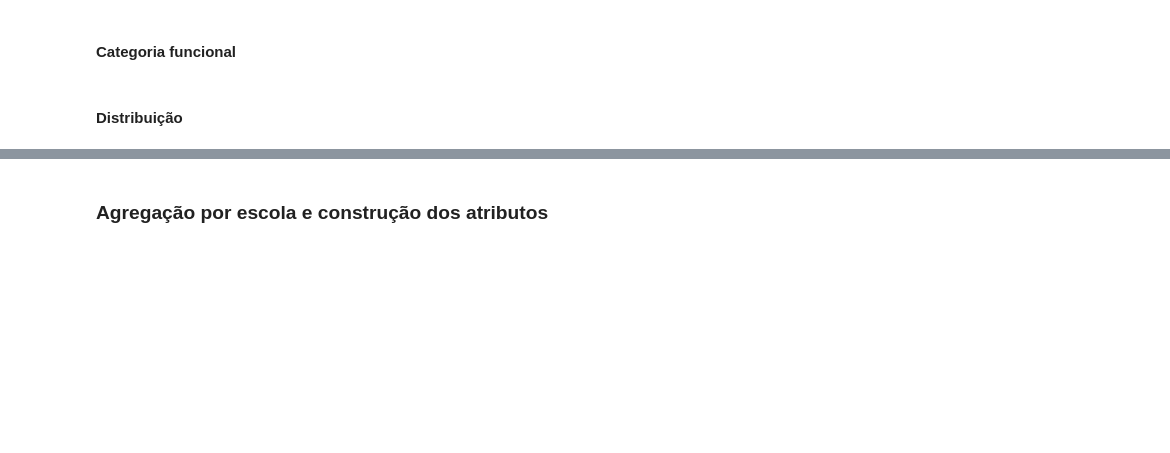
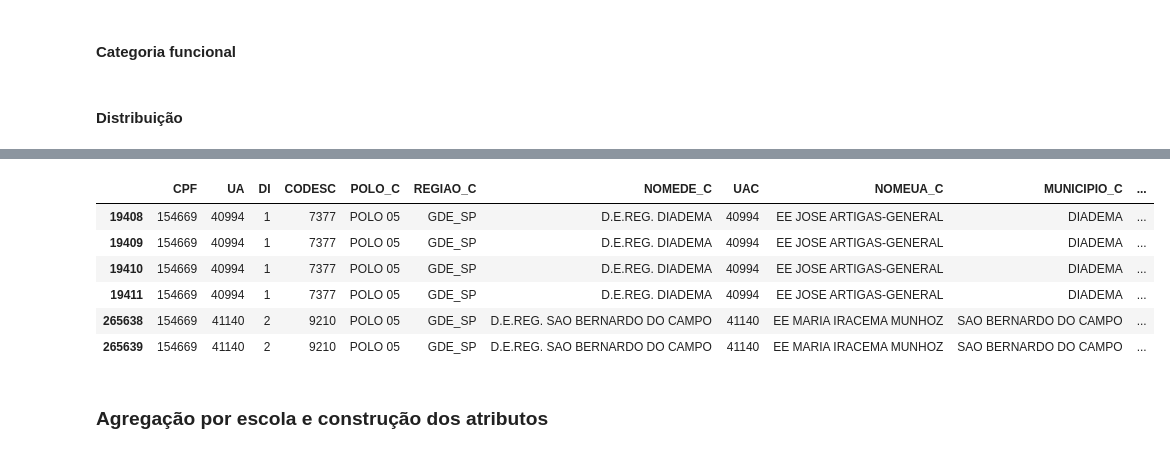
Before and after one commit to miltongneto/Education-SP-BR, a Jupyter notebook: notebooks/01-eda-carga_horaria.ipynb, the cells around one changed output, grey strips where cells are left out. Cells and saved outputs as stored; diff of their text form; code cells hidden in the pictures; blank space fills up the shorter version.

```diff
--- a/notebooks/01-eda-carga_horaria.ipynb
+++ b/notebooks/01-eda-carga_horaria.ipynb
@@ -156,3 +176,13 @@ Name: CATEG_C, dtype: float64
+# %%
+df_servidores_escola[df_servidores_escola['CPF'] == 154669]
+# %% [output]
+|  | CPF | UA | DI | CODESC | POLO_C | REGIAO_C | NOMEDE_C | UAC | NOMEUA_C | MUNICIPIO_C | ... |
+| 19408 | 154669 | 40994 | 1 | 7377 | POLO 05 | GDE_SP | D.E.REG. DIADEMA | 40994 | EE JOSE ARTIGAS-GENERAL | DIADEMA | ... |
+| 19409 | 154669 | 40994 | 1 | 7377 | POLO 05 | GDE_SP | D.E.REG. DIADEMA | 40994 | EE JOSE ARTIGAS-GENERAL | DIADEMA | ... |
+| 19410 | 154669 | 40994 | 1 | 7377 | POLO 05 | GDE_SP | D.E.REG. DIADEMA | 40994 | EE JOSE ARTIGAS-GENERAL | DIADEMA | ... |
+| 19411 | 154669 | 40994 | 1 | 7377 | POLO 05 | GDE_SP | D.E.REG. DIADEMA | 40994 | EE JOSE ARTIGAS-GENERAL | DIADEMA | ... |
+| 265638 | 154669 | 41140 | 2 | 9210 | POLO 05 | GDE_SP | D.E.REG. SAO BERNARDO DO CAMPO | 41140 | EE MARIA IRACEMA MUNHOZ | SAO BERNARDO DO CAMPO | ... |
+| 265639 | 154669 | 41140 | 2 | 9210 | POLO 05 | GDE_SP | D.E.REG. SAO BERNARDO DO CAMPO | 41140 | EE MARIA IRACEMA MUNHOZ | SAO BERNARDO DO CAMPO | ... |
 # %% [markdown]
 ### Agregação por escola e construção dos atributos
 # %%
```
Also changed, not shown: parts of 10 cells of this notebook, 11 other files.
